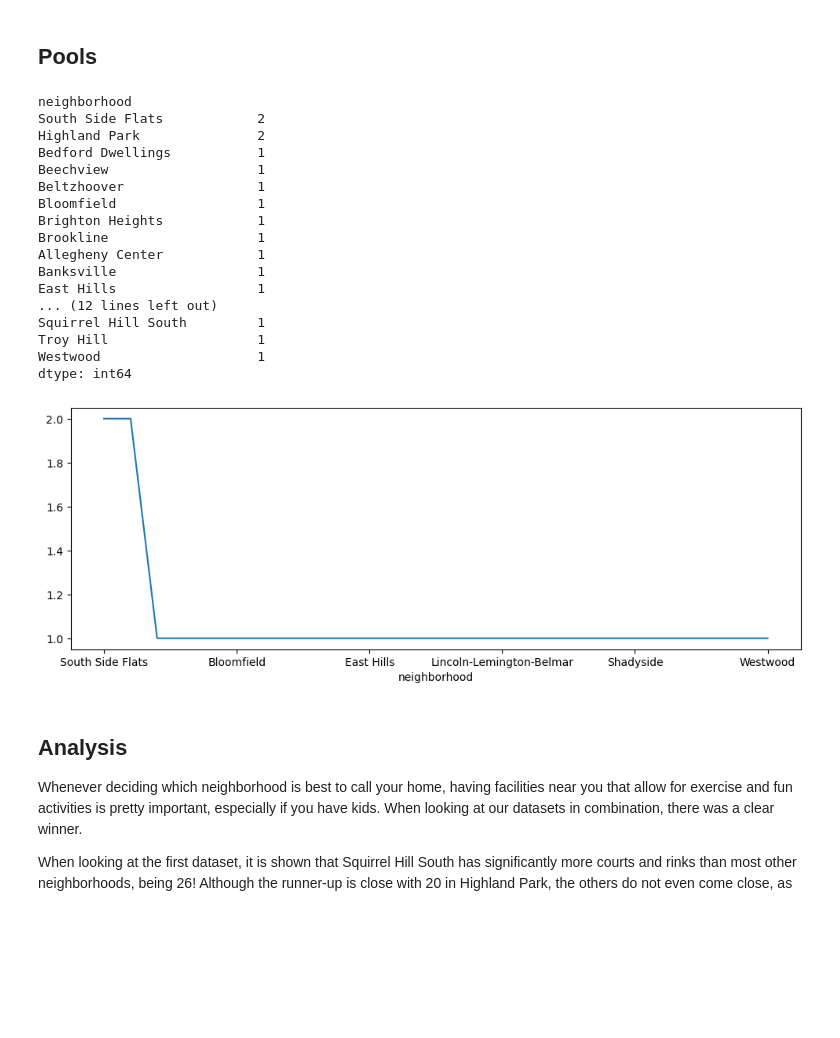
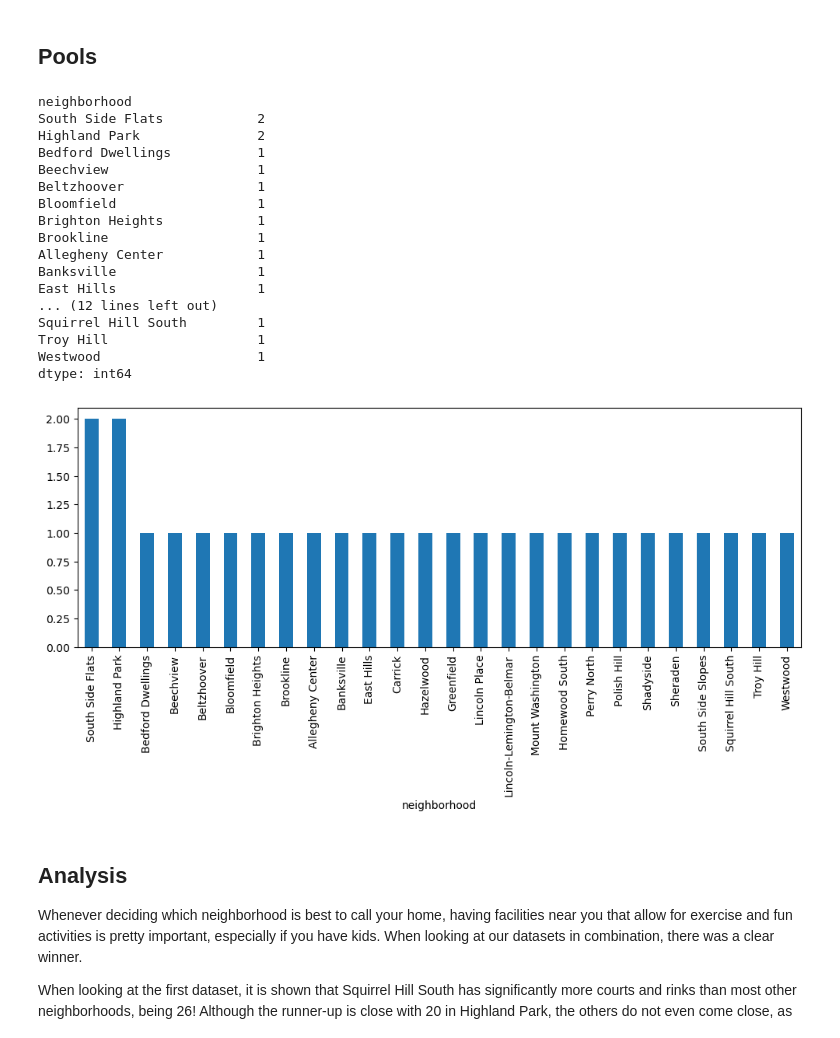
Before and after one commit to tylerp08/BigIdeasLab_Recreational, a Jupyter notebook: Metric.ipynb, the cells around one changed output. Drawn from its saved outputs; the diff is of its cells as text; code cells hidden in the pictures; blank space fills up the shorter version.

```diff
--- a/Metric.ipynb
+++ b/Metric.ipynb
@@ -82,35 +82,36 @@ Length: 68, dtype: int64
 # %%
 import pandas as pd
 import numpy as np
 %matplotlib inline
 import matplotlib.pyplot as plt
 
 plt.figure(figsize=(12,4))
+plt.xticks(rotation=90)
 file_path = 'pools.csv'
 pools = pd.read_csv(file_path)
 poolsCount = pools.groupby('neighborhood').size()
-sortedNieghborhoods = poolsCount.sort_values(ascending=False)
-sortedNieghborhoods.plot()
-sortedNieghborhoods
+sortedNeighborhoods = poolsCount.sort_values(ascending=False)
+sortedNeighborhoods.plot(kind="bar",x="neighborhood",y="count")
+sortedNeighborhoods
 # %% [output]
 neighborhood
 South Side Flats            2
 Highland Park               2
 Bedford Dwellings           1
 Beechview                   1
 Beltzhoover                 1
 Bloomfield                  1
 Brighton Heights            1
 Brookline                   1
 Allegheny Center            1
 Banksville                  1
 East Hills                  1
 ... (12 lines left out)
 Squirrel Hill South         1
 Troy Hill                   1
 Westwood                    1
 dtype: int64
-[figure, old version]
+[figure, new version]
 # %% [markdown]
 
 ## **Analysis**
```
Also changed, not shown: parts of 1 cell of this notebook.
